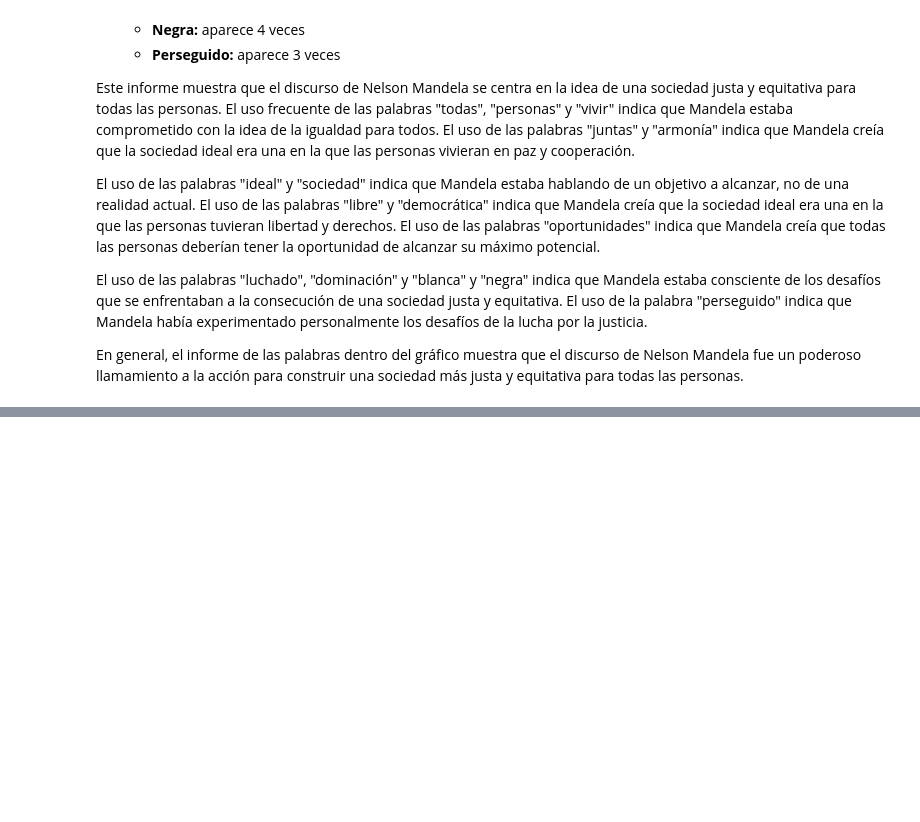
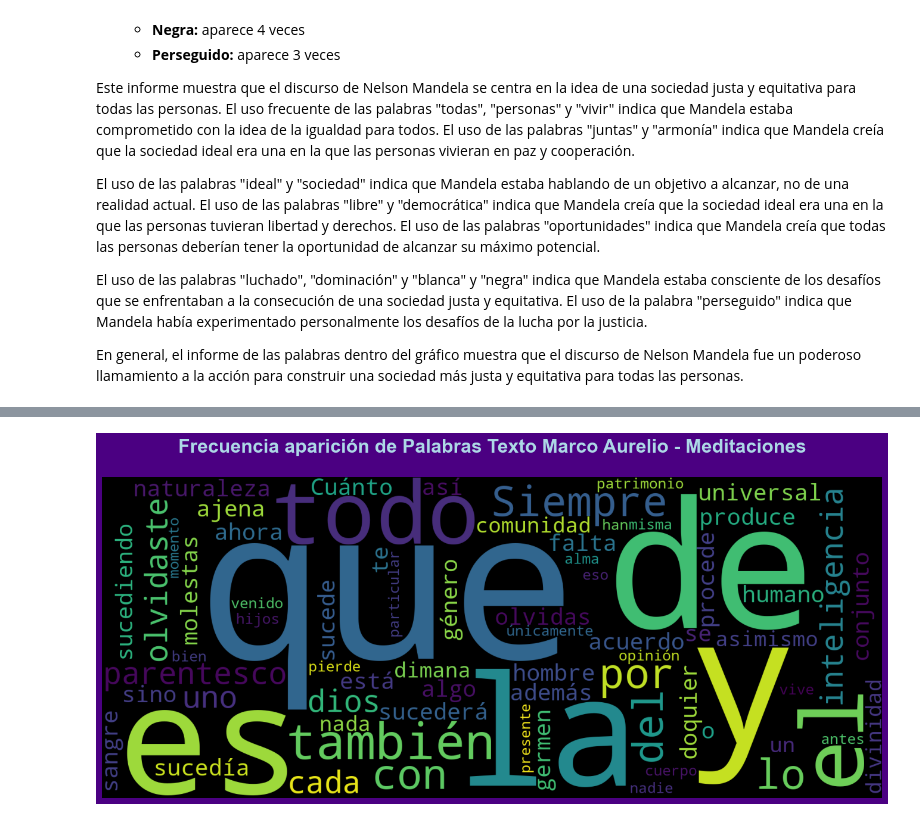
Before and after one commit to Wanves/PythonDataScience, a Jupyter notebook: Lenguaje Natural Introducción a NLP con análisis de sentimiento/Analisis_palabras_frecuentes.ipynb, the cells around one changed output, grey strips where cells are left out. Cells and saved outputs as stored; diff of their text form; code cells hidden in the pictures; blank space fills up the shorter version.

```diff
--- a/Lenguaje Natural Introducción a NLP con análisis de sentimiento/Analisis_palabras_frecuentes.ipynb
+++ b/Lenguaje Natural Introducción a NLP con análisis de sentimiento/Analisis_palabras_frecuentes.ipynb
@@ -414,0 +421,4 @@ En general, el informe de las palabras dentro del gráfico muestra que el discur
+# %%
+frase_marco_aurelio = 'Siempre que te molestas por algo, olvidas que todo se produce de acuerdo con la naturaleza del conjunto universal, y también que la falta es ajena, y, además, que todo lo que está sucediendo, así siempre sucedía y sucederá, y ahora por doquier sucede. Cuánto es el parentesco del hombre con todo el género humano; que no procede el parentesco de sangre o germen, sino de la comunidad de inteligencia. Y olvidaste asimismo que la inteligencia de cada uno es un dios y dimana de la divinidad. Que nada es patrimonio particular de nadie; antes bien, que hijos, cuerpo y también la misma alma han venido de Dios. Olvidaste también que todo es opinión; que cada uno vive únicamente el momento presente, y eso es lo que pierde.'
+token_espacio = tokenize.WhitespaceTokenizer()
+frase_token_marco_aurelio = token_espacio.tokenize(frase_marco_aurelio)
@@ -414,0 +445,3 @@ En general, el informe de las palabras dentro del gráfico muestra que el discur
+# %%
+frase_token_marco_aurelio = token_espacio.tokenize(frase)
+frecuencia = nltk.FreqDist(frase_token_marco_aurelio)
@@ -414,0 +507,19 @@ En general, el informe de las palabras dentro del gráfico muestra que el discur
+# %%
+frase_token_marco_aurelio = ' '.join([frase_token_marco_aurelio for frase_token_marco_aurelio in frase_token_marco_aurelio])
+# %%
+def grafico(wordcloud):
+    plt.figure(figsize=(20,7), facecolor='indigo')
+    plt.imshow(wordcloud)
+    wordcloud = WordCloud(width=800, height=500, collocations=False).generate(frase_token_marco_aurelio)
+    plt.title('Frecuencia aparición de Palabras Texto Marco Aurelio - Meditaciones', size= 23, color='lightblue', fontweight='bold', pad=30)
+    plt.xlabel('x', size= 20, color='lightblue', fontweight='bold',labelpad=20)
+    plt.ylabel('y', size= 20, color='lightblue', fontweight='bold',labelpad=20)
+    plt.xticks(color='lightblue', size=15, fontweight='bold')
+    plt.yticks(color='lightblue', size=15, fontweight='bold')
+    # plt.legend(['temperatura'], loc='best', fontsize=15)
+    plt.axis('off')
+    plt.show()
+wordcloud = WordCloud(width=1700, height=700, collocations=False).generate(frase_token_marco_aurelio)
+grafico(wordcloud)
+# %% [output]
+[figure, added]
```
Also changed, not shown: parts of 22 cells of this notebook.
